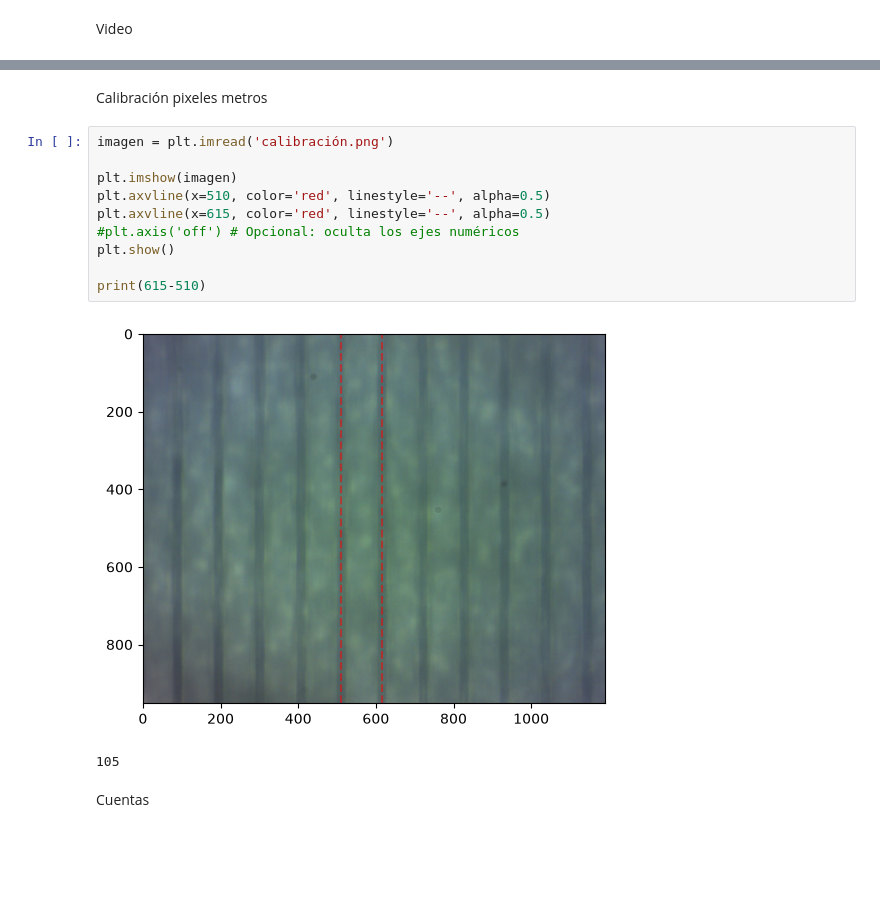
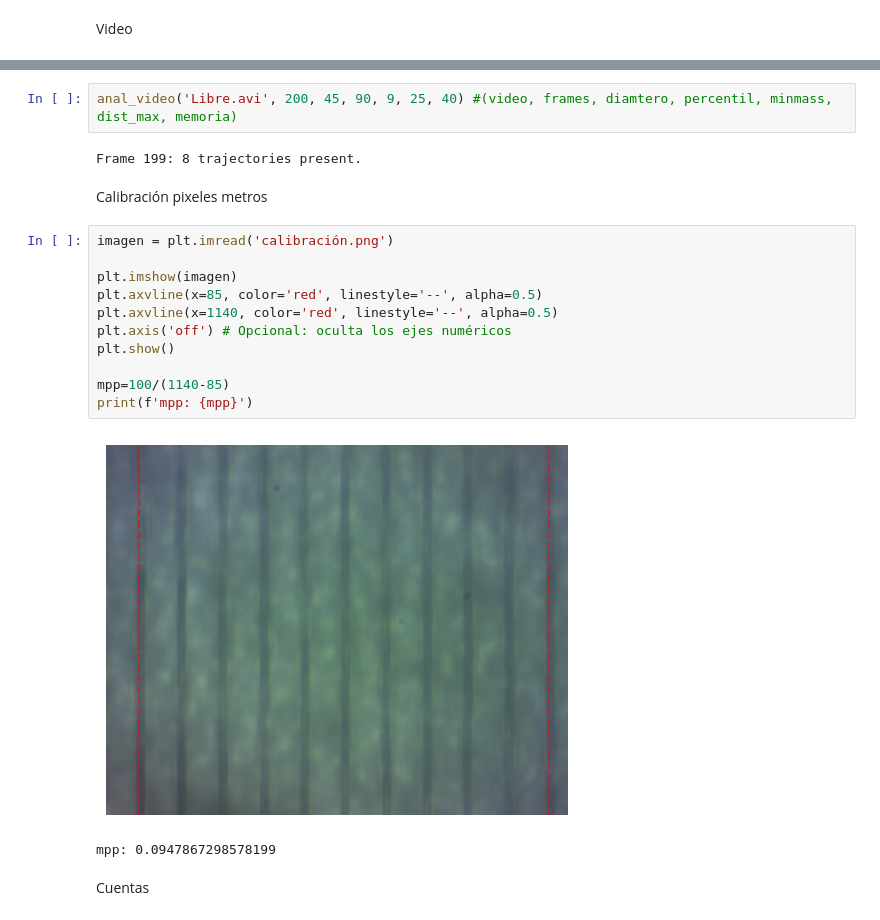
Before and after one commit to TomasCarneroRoldan125/Labo5, a Jupyter notebook: análisis_video.ipynb, the cells around one changed output, grey strips where cells are left out. Drawn from its saved outputs; the diff is of its cells as text; blank space fills up the shorter version.

```diff
--- a/análisis_video.ipynb
+++ b/análisis_video.ipynb
@@ -119,18 +133,23 @@ Frame 999: 14 trajectories present.
+# %%
+anal_video('Libre.avi', 200, 45, 90, 9, 25, 40) #(video, frames, diamtero, percentil, minmass, dist_max, memoria)
+# %% [output]
+Frame 199: 8 trajectories present.
 # %% [markdown]
 Calibración pixeles metros
 # %%
 imagen = plt.imread('calibración.png')
 
 plt.imshow(imagen)
-plt.axvline(x=510, color='red', linestyle='--', alpha=0.5)
-plt.axvline(x=615, color='red', linestyle='--', alpha=0.5)
-#plt.axis('off') # Opcional: oculta los ejes numéricos
+plt.axvline(x=85, color='red', linestyle='--', alpha=0.5)
+plt.axvline(x=1140, color='red', linestyle='--', alpha=0.5)
+plt.axis('off') # Opcional: oculta los ejes numéricos
 plt.show()
 
-print(615-510)
+mpp=100/(1140-85)
+print(f'mpp: {mpp}')
 # %% [output]
-[figure, old version]
+[figure, new version]
-105
+mpp: 0.0947867298578199
 # %% [markdown]
 Cuentas
 # %%
```
Also changed, not shown: parts of 8 cells of this notebook.
